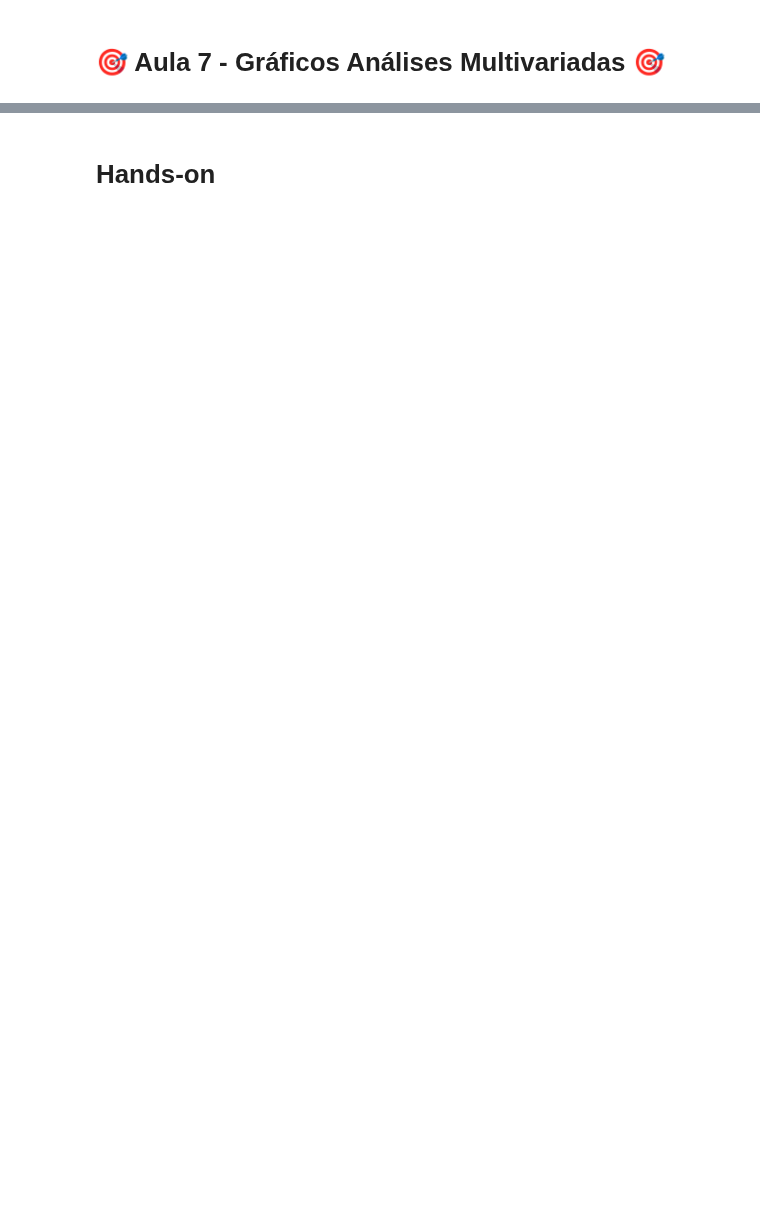
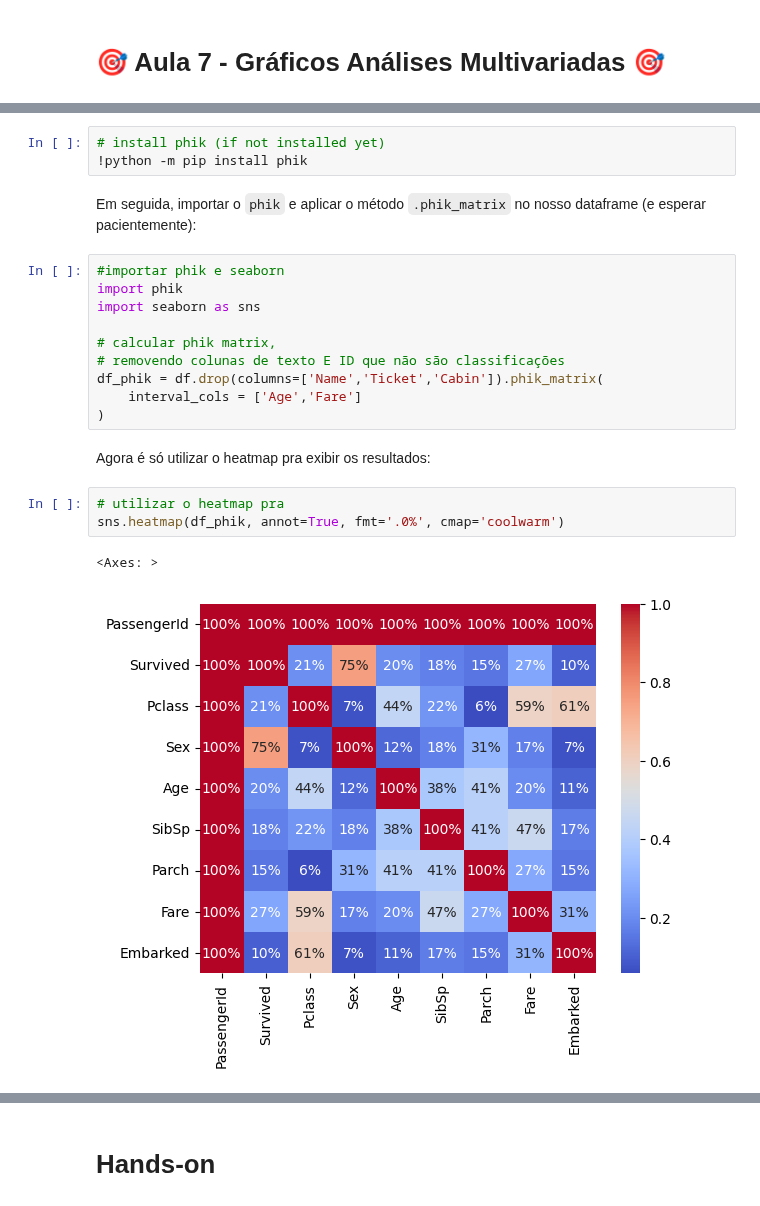
Before and after one commit to allansuzuki/ADA_classes, a Jupyter notebook: DS-PY-Data-Science/DS-PY-018 ANÁLISE EXPLORATÓRIA DE DADOS/Material do Aluno/Aula7_Graficos_Multivariados.ipynb, the cells around one changed output, grey strips where cells are left out. Cells and saved outputs as stored; diff of their text form; blank space fills up the shorter version.

```diff
--- a/DS-PY-Data-Science/DS-PY-018 ANÁLISE EXPLORATÓRIA DE DADOS/Material do Aluno/Aula7_Graficos_Multivariados.ipynb
+++ b/DS-PY-Data-Science/DS-PY-018 ANÁLISE EXPLORATÓRIA DE DADOS/Material do Aluno/Aula7_Graficos_Multivariados.ipynb
@@ -166,0 +102,23 @@ No exemplo acima, o 'hue' categoriza os pontos de dados baseados em 'variavel3',
+# %%
+# install phik (if not installed yet)
+!python -m pip install phik
+# %% [markdown]
+Em seguida, importar o `phik` e aplicar o método `.phik_matrix` no nosso dataframe (e esperar pacientemente):
+# %%
+#importar phik e seaborn
+import phik
+import seaborn as sns
+
+# calcular phik matrix,
+# removendo colunas de texto E ID que não são classificações
+df_phik = df.drop(columns=['Name','Ticket','Cabin']).phik_matrix(
+    interval_cols = ['Age','Fare']
+)
+# %% [markdown]
+Agora é só utilizar o heatmap pra exibir os resultados:
+# %%
+# utilizar o heatmap pra
+sns.heatmap(df_phik, annot=True, fmt='.0%', cmap='coolwarm')
+# %% [output]
+<Axes: >
+[figure, added]
```
Also changed, not shown: parts of 29 cells of this notebook.
